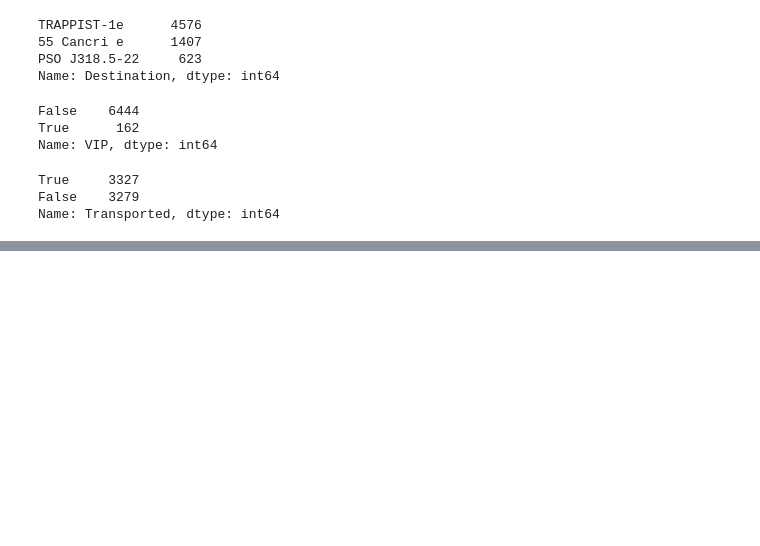
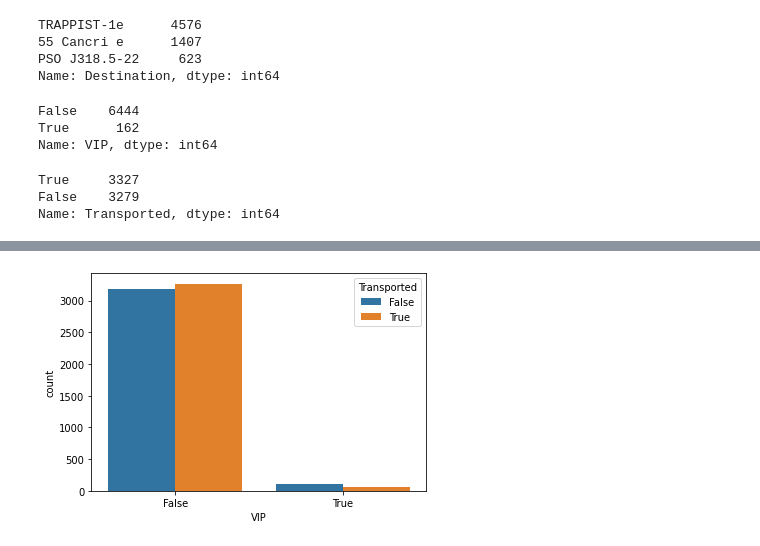
Before and after one commit to gioelebbc/Kaggle-Titanic-spaceship, a Jupyter notebook: code.ipynb, the cells around one changed output, grey strips where cells are left out. Cells and saved outputs as stored; diff of their text form; code cells hidden in the pictures; blank space fills up the shorter version.

```diff
--- a/code.ipynb
+++ b/code.ipynb
@@ -195,0 +204,4 @@ test_df_final = test_df_final.drop(['PassengerId', 'Cabin', 'num'], axis = 1)
+# %%
+sns.countplot(data = train_df, x='VIP', hue= 'Transported');
+# %% [output]
+[figure, added]
```
Also changed, not shown: parts of 4 cells of this notebook.
